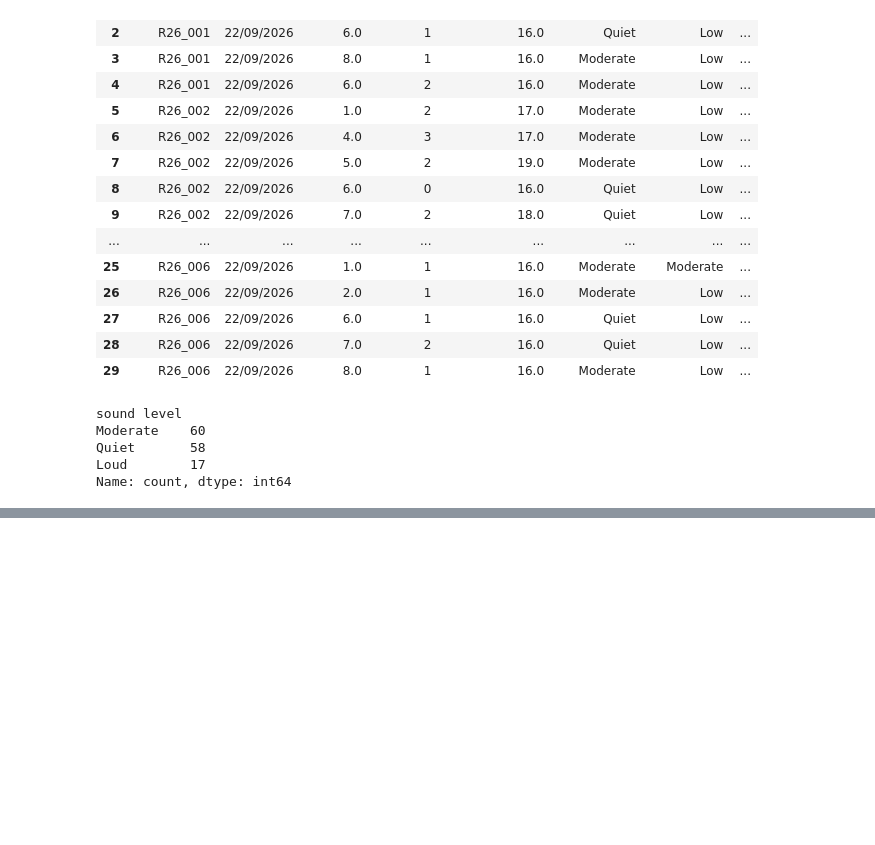
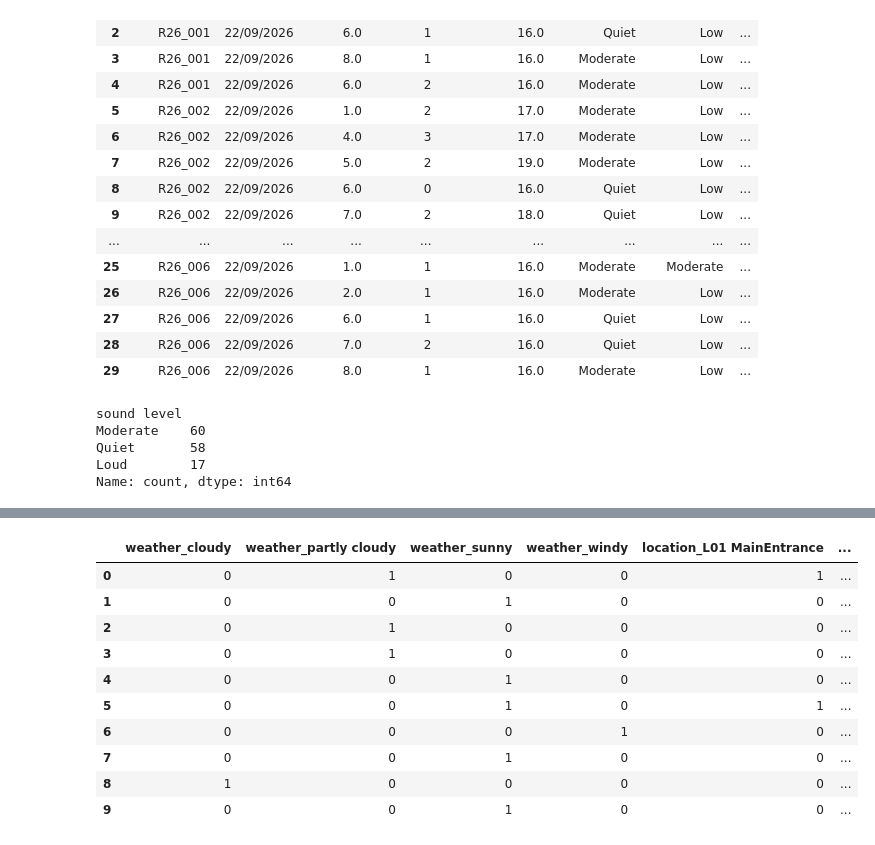
Before and after one commit to irfanefedonmez/ml-campus_data_project-colab, a Jupyter notebook: project1.ipynb, the cells around one changed output, grey strips where cells are left out. Cells and saved outputs as stored; diff of their text form; code cells hidden in the pictures; blank space fills up the shorter version.

```diff
--- a/project1.ipynb
+++ b/project1.ipynb
@@ -249,0 +332,40 @@ Name: count, dtype: int64
+# %%
+import pandas as pd
+
+# 1. Reload the original raw unencoded strings
+temp_raw = pd.read_csv('/content/drive/MyDrive/Project/CampusWalkDataset_TemplateIDs.csv', skiprows=4)
+temp_raw = temp_raw.dropna(axis=0, how='all').iloc[:138].dropna(subset=['date'])
+
+# 2. Drop any existing 'weather' and 'location' columns (and their intermediate variants) to prevent duplicates
+cols_to_drop = [
+    'weather', 'location',
+    'location_num_id', 'location_label_encoded'
+]
+# Also drop any previously created duplicate dummy columns from the dataframe
+dummy_prefixes = ('weather_', 'location_')
+previous_dummies = [col for col in df.columns if col.startswith(dummy_prefixes)]
+
+df = df.drop(columns=[col for col in cols_to_drop + previous_dummies if col in df.columns])
+
+# 3. Add back clean, normalized string values
+df['weather'] = temp_raw['weather'].astype(str).str.lower().str.strip()
+df['location'] = temp_raw['location'].astype(str).str.strip()
+
+# 4. Apply one-hot encoding
+df = pd.get_dummies(df, columns=['weather', 'location'], dtype=int)
+
+# 5. Display the newly created clean columns to verify
+new_dummies = [col for col in df.columns if col.startswith(dummy_prefixes)]
+display(df[new_dummies].head(10))
+# %% [output]
+|  | weather_cloudy | weather_partly cloudy | weather_sunny | weather_windy | location_L01 MainEntrance | ... |
+| 0 | 0 | 1 | 0 | 0 | 1 | ... |
+| 1 | 0 | 0 | 1 | 0 | 0 | ... |
+| 2 | 0 | 1 | 0 | 0 | 0 | ... |
+| 3 | 0 | 1 | 0 | 0 | 0 | ... |
+| 4 | 0 | 0 | 1 | 0 | 0 | ... |
+| 5 | 0 | 0 | 1 | 0 | 1 | ... |
+| 6 | 0 | 0 | 0 | 1 | 0 | ... |
+| 7 | 0 | 0 | 1 | 0 | 0 | ... |
+| 8 | 1 | 0 | 0 | 0 | 0 | ... |
+| 9 | 0 | 0 | 1 | 0 | 0 | ... |
```
Also changed, not shown: parts of 11 cells of this notebook.
